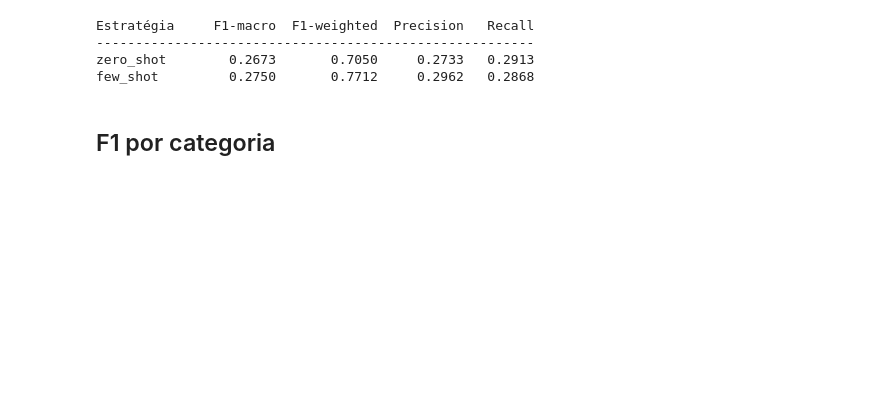
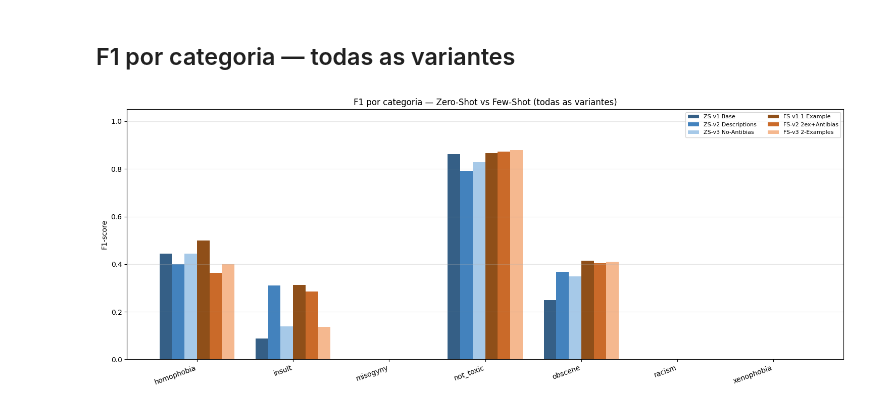
Before and after one commit to RhianLopes/toxic-tweets-ptbr-qwen3, a Jupyter notebook: notebooks/06_results_analysis.ipynb, the cells around one changed output. Cells and saved outputs as stored; diff of their text form; code cells hidden in the pictures; blank space fills up the shorter version.

```diff
--- a/notebooks/06_results_analysis.ipynb
+++ b/notebooks/06_results_analysis.ipynb
@@ -40,34 +125,30 @@ few_shot: 500 tweets, unknown=0
+# %% [markdown]
+## F1 por categoria — todas as variantes
 # %%
-metricas = {}
+fig, ax = plt.subplots(figsize=(15, 6))
 
-for nome, df in experimentos.items():
-    y_true = df["label"].to_list()
-    y_pred = df["predicao"].to_list()
-    metricas[nome] = {
-        "f1_macro":  round(f1_score(y_true, y_pred, average="macro",  zero_division=0), 4),
-        "f1_weighted": round(f1_score(y_true, y_pred, average="weighted", zero_division=0), 4),
-        "precision_macro": round(precision_score(y_true, y_pred, average="macro", zero_division=0), 4),
-        "recall_macro":    round(recall_score(y_true, y_pred,    average="macro", zero_division=0), 4),
-        "per_class": {},
-    }
-    report = classification_report(y_true, y_pred, output_dict=True, zero_division=0)
-    for cat in CATEGORIAS:
-        if cat in report:
-            metricas[nome]["per_class"][cat] = {
-                "f1":        round(report[cat]["f1-score"],  4),
-                "precision": round(report[cat]["precision"], 4),
-                "recall":    round(report[cat]["recall"],    4),
-                "support":   int(report[cat]["support"]),
-            }
+n = len(metricas)
+x = np.arange(len(CATEGORIAS))
+width = 0.13
 
-print(f"{'Estratégia':<12} {'F1-macro':>10} {'F1-weighted':>12} {'Precision':>10} {'Recall':>8}")
-print("-" * 56)
-for nome, m in metricas.items():
-    print(f"{nome:<12} {m['f1_macro']:>10.4f} {m['f1_weighted']:>12.4f} {m['precision_macro']:>10.4f} {m['recall_macro']:>8.4f}")
+paleta_zs = ["#1f4e79", "#2e75b6", "#9dc3e6"]
+paleta_fs = ["#833c00", "#c55a11", "#f4b183"]
+palettas  = paleta_zs + paleta_fs
+
+for idx, (chave, m) in enumerate(metricas.items()):
+    f1s = [m["per_class"].get(cat, {}).get("f1", 0) for cat in CATEGORIAS]
+    offset = (idx - n / 2 + 0.5) * width
+    ax.bar(x + offset, f1s, width, label=m["label"], color=palettas[idx], alpha=0.9)
+
+ax.set_xticks(x)
+ax.set_xticklabels(CATEGORIAS, rotation=20, ha="right")
+ax.set_ylabel("F1-score")
+ax.set_ylim(0, 1.05)
+ax.set_title("F1 por categoria — Zero-Shot vs Few-Shot (todas as variantes)")
+ax.legend(fontsize=8, ncol=2)
+ax.grid(axis="y", alpha=0.3)
+plt.tight_layout()
+plt.savefig("../results/f1_por_categoria.png", dpi=150)
+plt.show()
 # %% [output]
-Estratégia     F1-macro  F1-weighted  Precision   Recall
---------------------------------------------------------
-zero_shot        0.2673       0.7050     0.2733   0.2913
-few_shot         0.2750       0.7712     0.2962   0.2868
+[figure, added]
-# %% [markdown]
-## F1 por categoria
```
Also changed, not shown: parts of 22 cells of this notebook, 16 other files.
